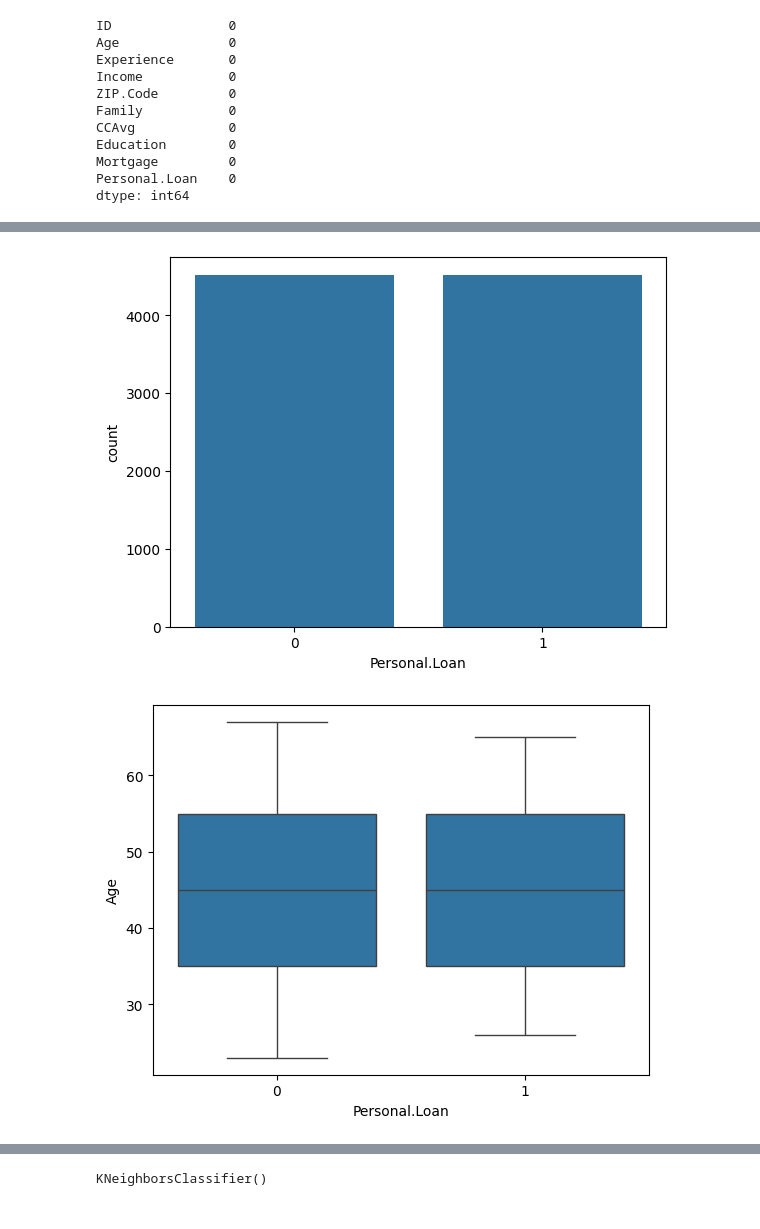
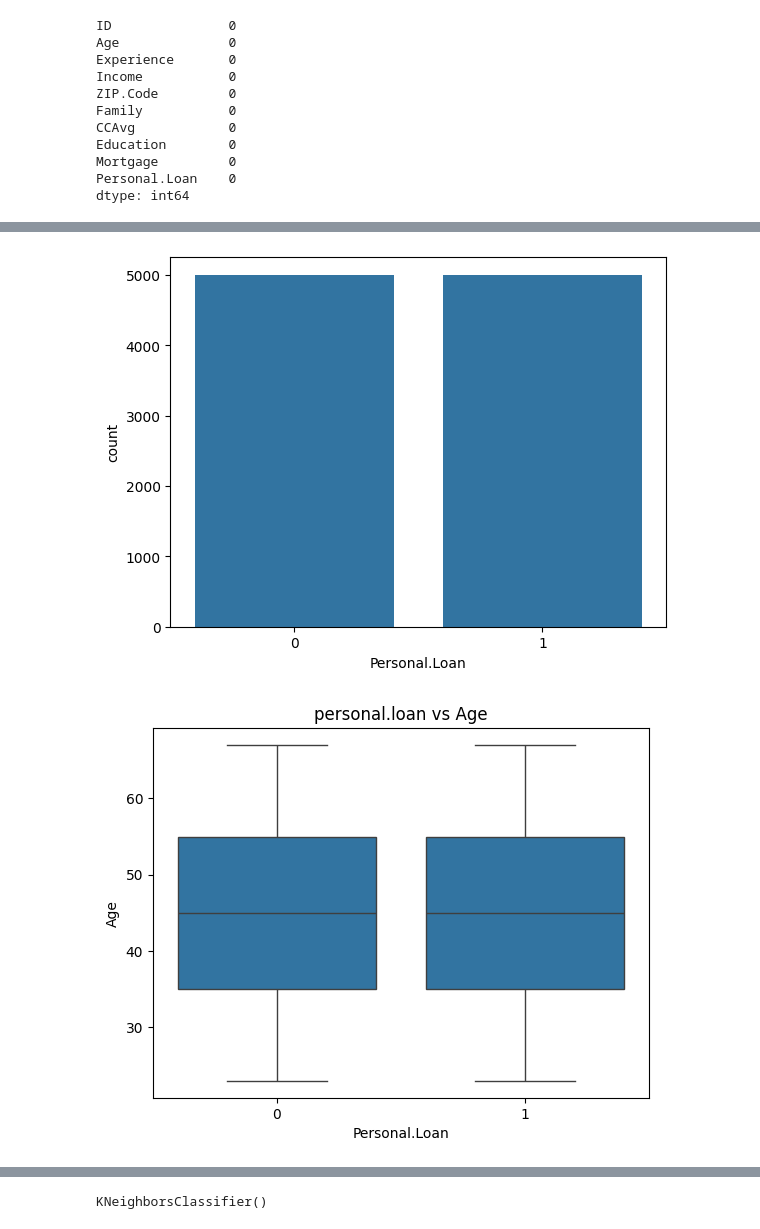
Before and after one commit to Fahimppk/ML_projects, a Jupyter notebook: best_model_selection/ipynb/best_model_training.ipynb, the cells around one changed output, grey strips where cells are left out. Saved outputs shown, nothing was run; the diff lists cells and outputs as text; code cells hidden in the pictures.

```diff
--- a/best_model_selection/ipynb/best_model_training.ipynb
+++ b/best_model_selection/ipynb/best_model_training.ipynb
@@ -4,7 +4,7 @@ import pandas as pd
 import seaborn as sns
 import matplotlib.pyplot as plt
 # %%
-df=pd.read_csv(r"E:\smec\bankloan-balanced.csv")
+df=pd.read_csv(r"E:\smec\projects\bankloan_10000_balanced-v2.csv")
 # %%
 df.head()
 # %% [output]
@@ -108,3 +108,5 @@ df.duplicated().sum()
+# %%
+df=df.drop_duplicates()
 # %%
 
 #values={0:"No",1:"Yes"}
@@ -128,5 +130,5 @@ df
 # %%
-df=df.drop(columns=["ZIP.Code","ID"])
+df=df.drop(columns=["ZIP.Code","ID","Experience"])
 # %%
 df
 # %% [output]
@@ -147,9 +149,10 @@ df
 sns.countplot(data=df,x="Personal.Loan")
 plt.show()
 # %% [output]
-[figure, old version]
+[figure, new version]
 # %%
 sns.boxplot(data=df,x="Personal.Loan",y="Age")
+plt.title("personal.loan vs Age")
 plt.show()
 # %% [output]
-[figure, old version]
+[figure, new version]
```
Also changed, not shown: parts of 74 cells of this notebook.
